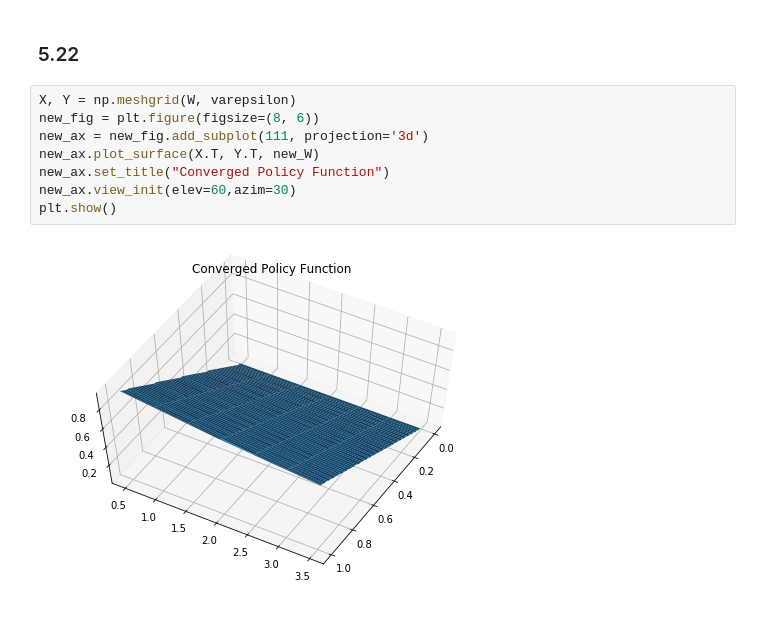
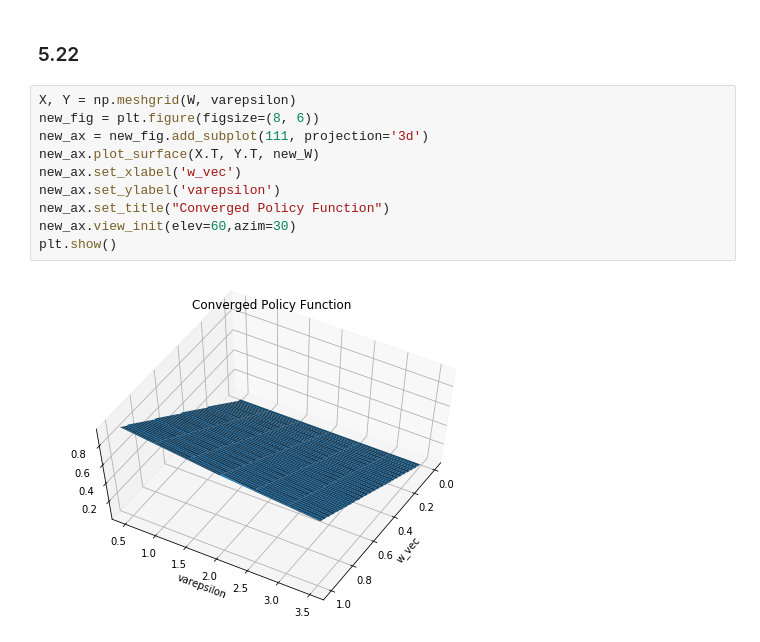
Before and after one commit to zeyuxu1997/persp-model-econ_W19, a Jupyter notebook: ProblemSets/PS3/hw3.ipynb, the cells around one changed output. Cells and saved outputs as stored; diff of their text form.

```diff
--- a/ProblemSets/PS3/hw3.ipynb
+++ b/ProblemSets/PS3/hw3.ipynb
@@ -463,10 +463,12 @@ The policy function is
 # %%
 X, Y = np.meshgrid(W, varepsilon)
 new_fig = plt.figure(figsize=(8, 6))
 new_ax = new_fig.add_subplot(111, projection='3d')
 new_ax.plot_surface(X.T, Y.T, new_W)
+new_ax.set_xlabel('w_vec')
+new_ax.set_ylabel('varepsilon')
 new_ax.set_title("Converged Policy Function")
 new_ax.view_init(elev=60,azim=30)
 plt.show()
 # %% [output]
-[figure, old version]
+[figure, new version]
```
Also changed, not shown: 1 other file.
